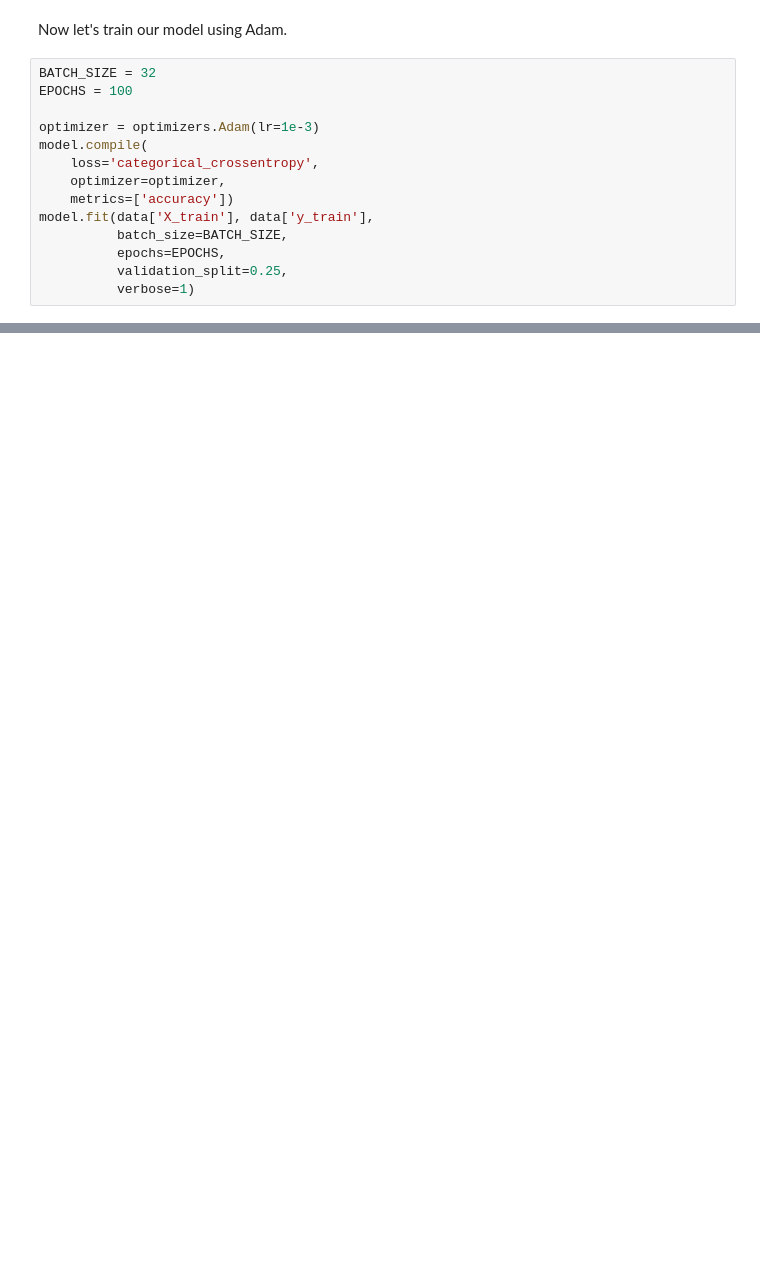
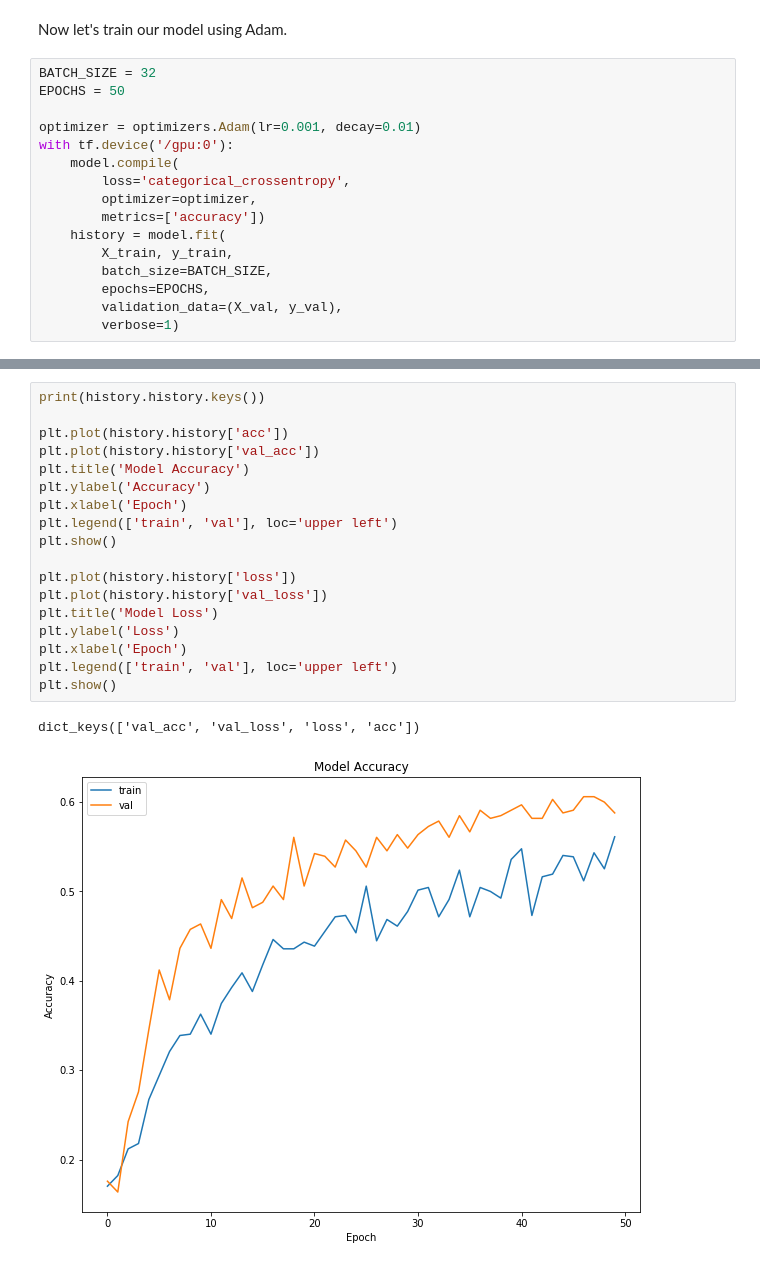
Before and after one commit to miguelfrde/stanford-cs231n, a Jupyter notebook: project/DeepMusicGenre.ipynb, the cells around one changed output, grey strips where cells are left out. Saved outputs shown, nothing was run; the diff lists cells and outputs as text; blank space fills up the shorter version.

```diff
--- a/project/DeepMusicGenre.ipynb
+++ b/project/DeepMusicGenre.ipynb
@@ -116,15 +106,17 @@ IPython.display.SVG(model_to_dot(model).create(prog='dot', format='svg'))
 Now let's train our model using Adam.
 # %%
 BATCH_SIZE = 32
-EPOCHS = 100
+EPOCHS = 50
 
-optimizer = optimizers.Adam(lr=1e-3)
-model.compile(
-    loss='categorical_crossentropy',
-    optimizer=optimizer,
-    metrics=['accuracy'])
-model.fit(data['X_train'], data['y_train'],
-          batch_size=BATCH_SIZE,
-          epochs=EPOCHS,
-          validation_split=0.25,
-          verbose=1)
+optimizer = optimizers.Adam(lr=0.001, decay=0.01)
+with tf.device('/gpu:0'):
+    model.compile(
+        loss='categorical_crossentropy',
+        optimizer=optimizer,
+        metrics=['accuracy'])
+    history = model.fit(
+        X_train, y_train,
+        batch_size=BATCH_SIZE,
+        epochs=EPOCHS,
+        validation_data=(X_val, y_val),
+        verbose=1)
@@ -130,0 +141,21 @@ model.fit(data['X_train'], data['y_train'],
+# %%
+print(history.history.keys())
+
+plt.plot(history.history['acc'])
+plt.plot(history.history['val_acc'])
+plt.title('Model Accuracy')
+plt.ylabel('Accuracy')
+plt.xlabel('Epoch')
+plt.legend(['train', 'val'], loc='upper left')
+plt.show()
+
+plt.plot(history.history['loss'])
+plt.plot(history.history['val_loss'])
+plt.title('Model Loss')
+plt.ylabel('Loss')
+plt.xlabel('Epoch')
+plt.legend(['train', 'val'], loc='upper left')
+plt.show()
+# %% [output]
+dict_keys(['val_acc', 'val_loss', 'loss', 'acc'])
+[figure, added]
```
Also changed, not shown: parts of 10 cells of this notebook, 2 other files.
